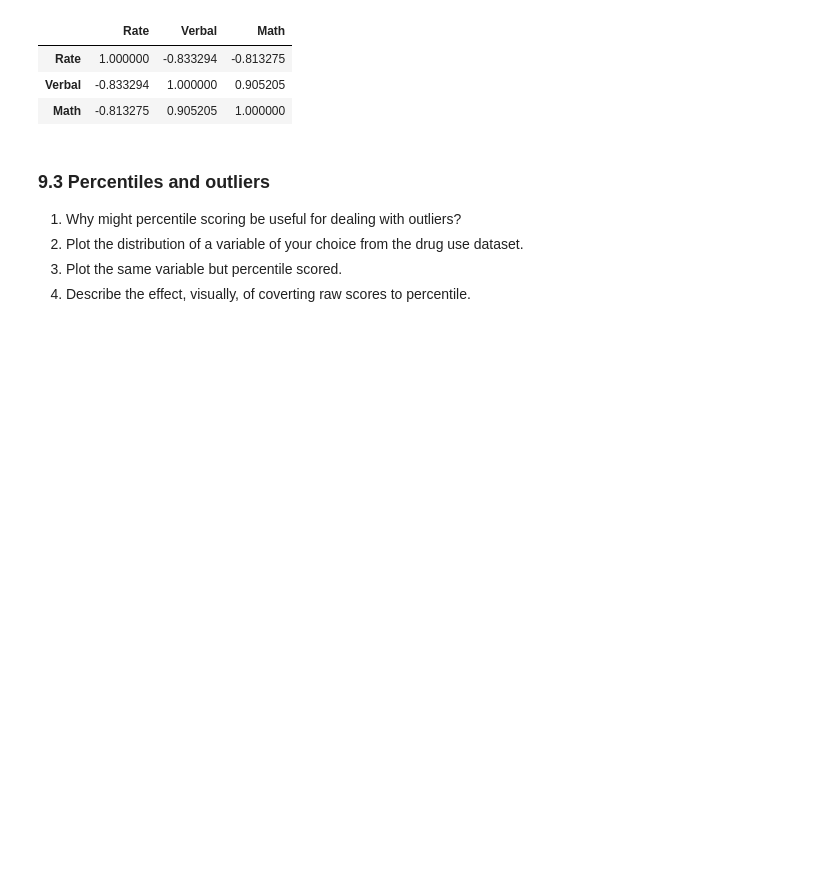
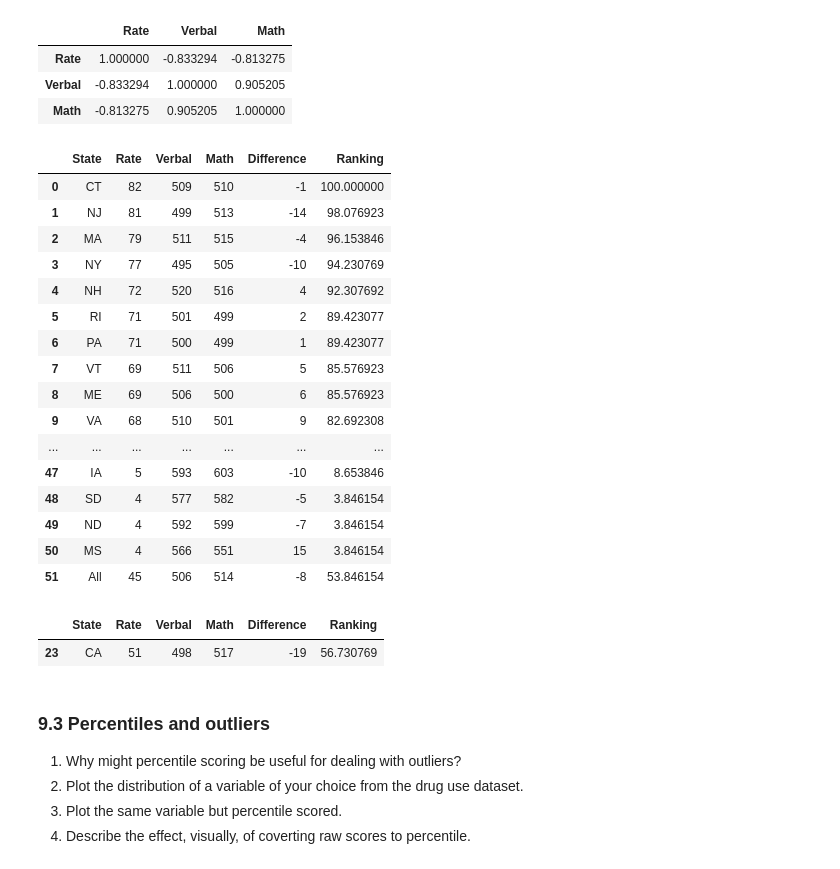
Before and after one commit to BhushanShet/BhushanShet.github.io, a Jupyter notebook: project-two/project-02-v2-starter-code.ipynb, the cells around one changed output. Cells and saved outputs as stored; diff of their text form; code cells hidden in the pictures; blank space fills up the shorter version.

```diff
--- a/project-two/project-02-v2-starter-code.ipynb
+++ b/project-two/project-02-v2-starter-code.ipynb
@@ -754,6 +732,33 @@ sat_nostate.corr(method ='spearman')
 | Rate | 1.000000 | -0.833294 | -0.813275 |
 | Verbal | -0.833294 | 1.000000 | 0.905205 |
 | Math | -0.813275 | 0.905205 | 1.000000 |
+# %%
+satfile['Ranking'] = [stats.percentileofscore(satfile['Rate'], a, 'rank') for a in satfile['Rate']]
+# %%
+satfile.head(53)
+# %% [output]
+|  | State | Rate | Verbal | Math | Difference | Ranking |
+| 0 | CT | 82 | 509 | 510 | -1 | 100.000000 |
+| 1 | NJ | 81 | 499 | 513 | -14 | 98.076923 |
+| 2 | MA | 79 | 511 | 515 | -4 | 96.153846 |
+| 3 | NY | 77 | 495 | 505 | -10 | 94.230769 |
+| 4 | NH | 72 | 520 | 516 | 4 | 92.307692 |
+| 5 | RI | 71 | 501 | 499 | 2 | 89.423077 |
+| 6 | PA | 71 | 500 | 499 | 1 | 89.423077 |
+| 7 | VT | 69 | 511 | 506 | 5 | 85.576923 |
+| 8 | ME | 69 | 506 | 500 | 6 | 85.576923 |
+| 9 | VA | 68 | 510 | 501 | 9 | 82.692308 |
+| ... | ... | ... | ... | ... | ... | ... |
+| 47 | IA | 5 | 593 | 603 | -10 | 8.653846 |
+| 48 | SD | 4 | 577 | 582 | -5 | 3.846154 |
+| 49 | ND | 4 | 592 | 599 | -7 | 3.846154 |
+| 50 | MS | 4 | 566 | 551 | 15 | 3.846154 |
+| 51 | All | 45 | 506 | 514 | -8 | 53.846154 |
+# %%
+satfile.loc[satfile['State'] == 'CA']
+# %% [output]
+|  | State | Rate | Verbal | Math | Difference | Ranking |
+| 23 | CA | 51 | 498 | 517 | -19 | 56.730769 |
 # %% [markdown]
 ### 9.3 Percentiles and outliers
 
```
Also changed, not shown: parts of 4 cells of this notebook, 1 other file.
